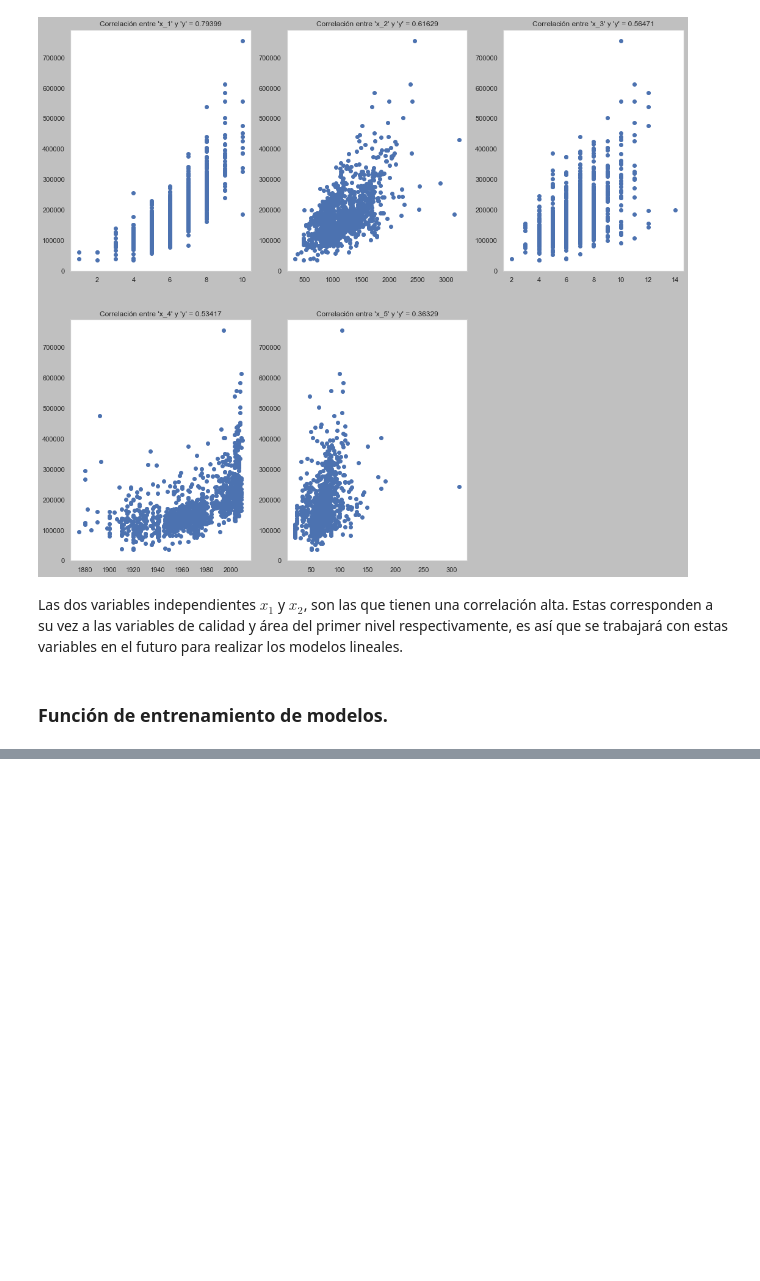
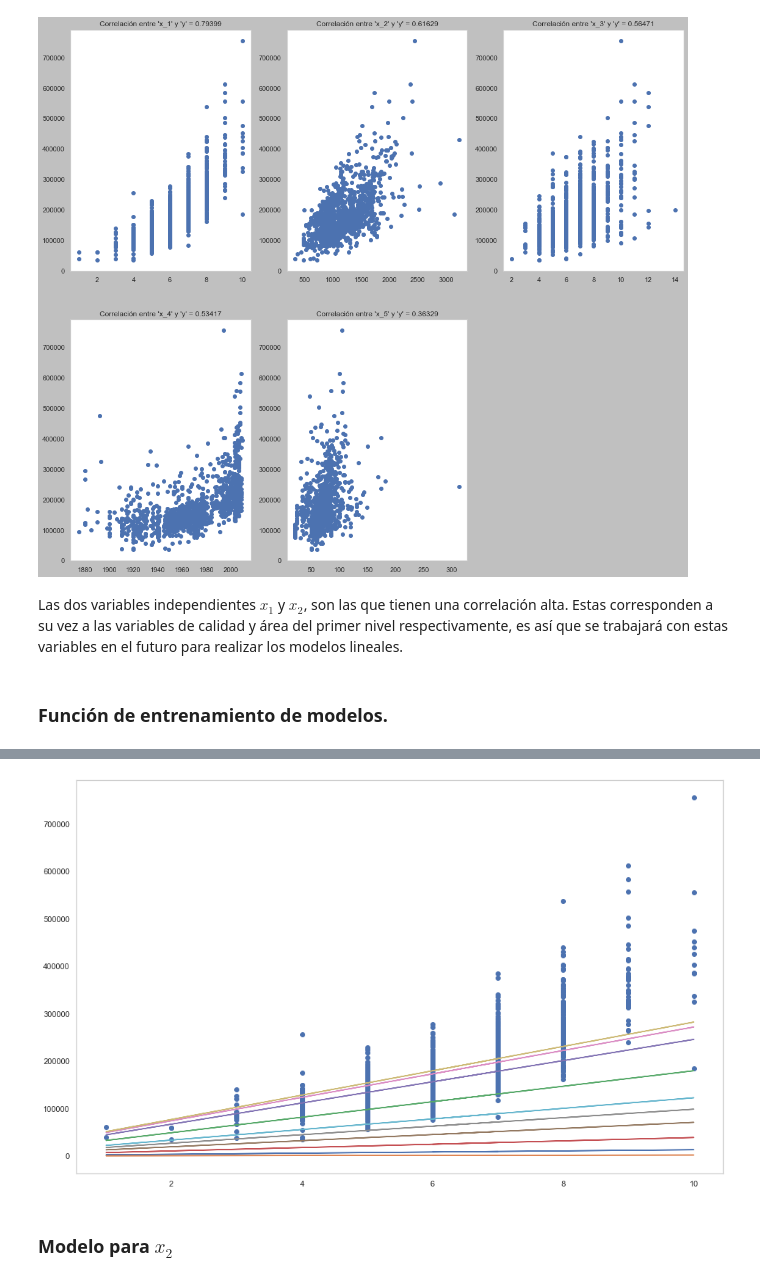
Before and after one commit to hugovi8/Proyecto_final, a Jupyter notebook: Proyecto_final.ipynb, the cells around one changed output, grey strips where cells are left out. Drawn from its saved outputs; the diff is of its cells as text; code cells hidden in the pictures; blank space fills up the shorter version.

```diff
--- a/Proyecto_final.ipynb
+++ b/Proyecto_final.ipynb
@@ -133,0 +108,8 @@ Iteración90 Error=25910291317226.80
+# %%
+def evolution(iterations,n,x):
+    fig = plt.figure(figsize=(16,10))
+    plt.scatter(x,y)
+    model = max(list(iterations.keys()))
+    for i in range(0,model,n):
+        y_hat = iterations[i+1][0] * x + iterations[i+1][1]
+        plt.plot(x,y_hat)
@@ -133,0 +142,6 @@ Iteración90 Error=25910291317226.80
+# %%
+evolution(xx,20,x_1)
+# %% [output]
+[figure, added]
+# %% [markdown]
+### Modelo para $x_2$
```
Also changed, not shown: parts of 12 cells of this notebook.
